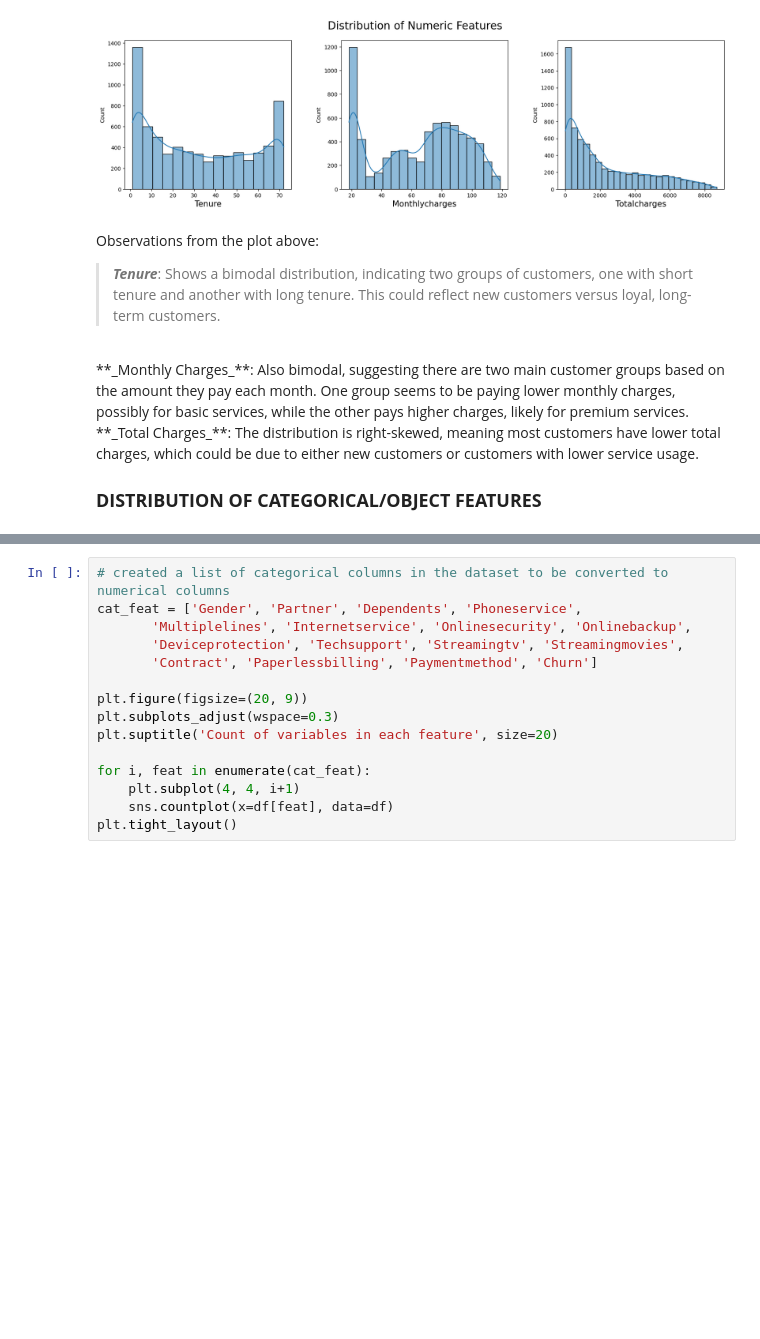
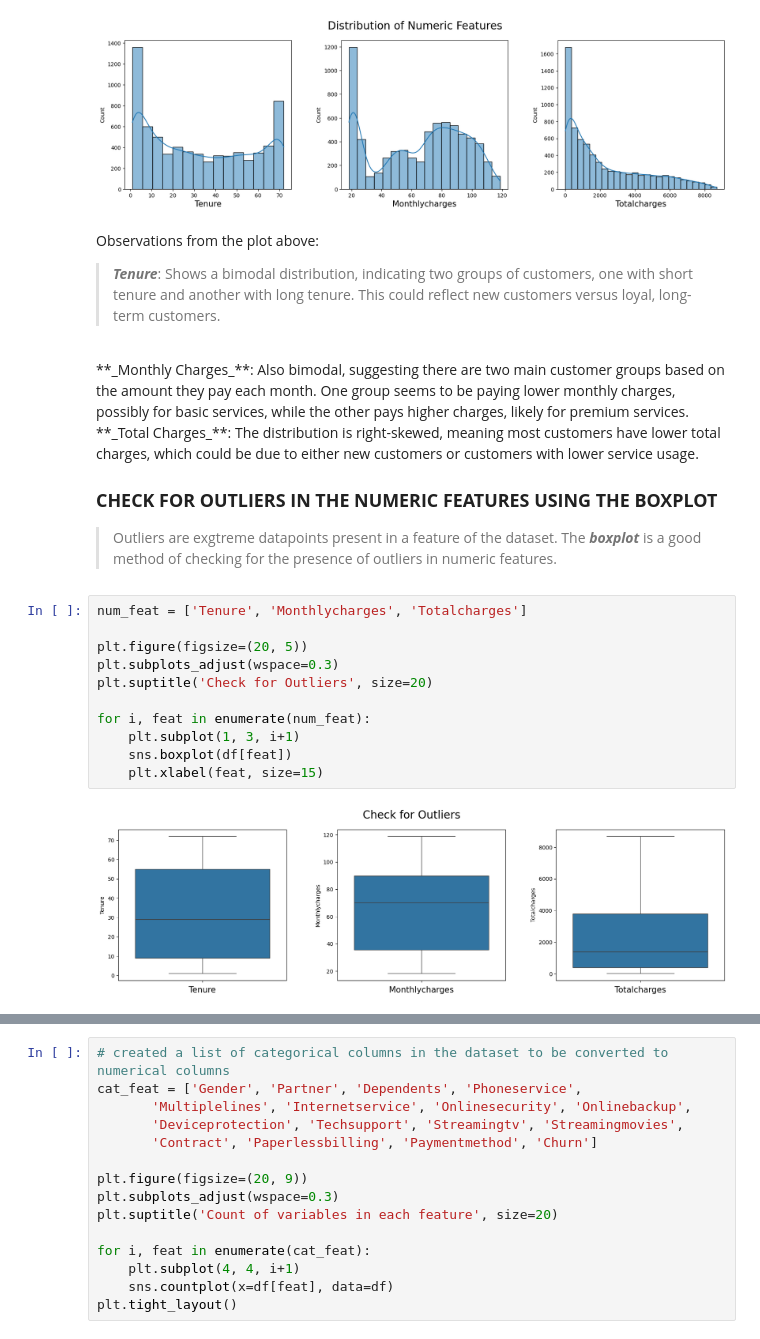
Before and after one commit to AduragbemiOyinlola/Churn, a Jupyter notebook: churn.ipynb, the cells around one changed output, grey strips where cells are left out. Drawn from its saved outputs; the diff is of its cells as text; blank space fills up the shorter version.

Commit message:
Checked for outliers in numeric features

```diff
--- a/churn.ipynb
+++ b/churn.ipynb
@@ -307,4 +307,19 @@ Observations from the plot above:
 <br>
 **_Total Charges_**: The distribution is right-skewed, meaning most customers have lower total charges, which could be due to either new customers or customers with lower service usage.
 
-### **DISTRIBUTION OF CATEGORICAL/OBJECT FEATURES**
+### **CHECK FOR OUTLIERS IN THE NUMERIC FEATURES USING THE BOXPLOT**
+
+> Outliers are exgtreme datapoints present in a feature of the dataset. The **_boxplot_** is a good method of checking for the presence of outliers in numeric features.
+# %%
+num_feat = ['Tenure', 'Monthlycharges', 'Totalcharges']
+
+plt.figure(figsize=(20, 5))
+plt.subplots_adjust(wspace=0.3)
+plt.suptitle('Check for Outliers', size=20)
+
+for i, feat in enumerate(num_feat):
+    plt.subplot(1, 3, i+1)
+    sns.boxplot(df[feat])
+    plt.xlabel(feat, size=15)
+# %% [output]
+[figure, added]
```
Also changed, not shown: parts of 2 cells of this notebook.
